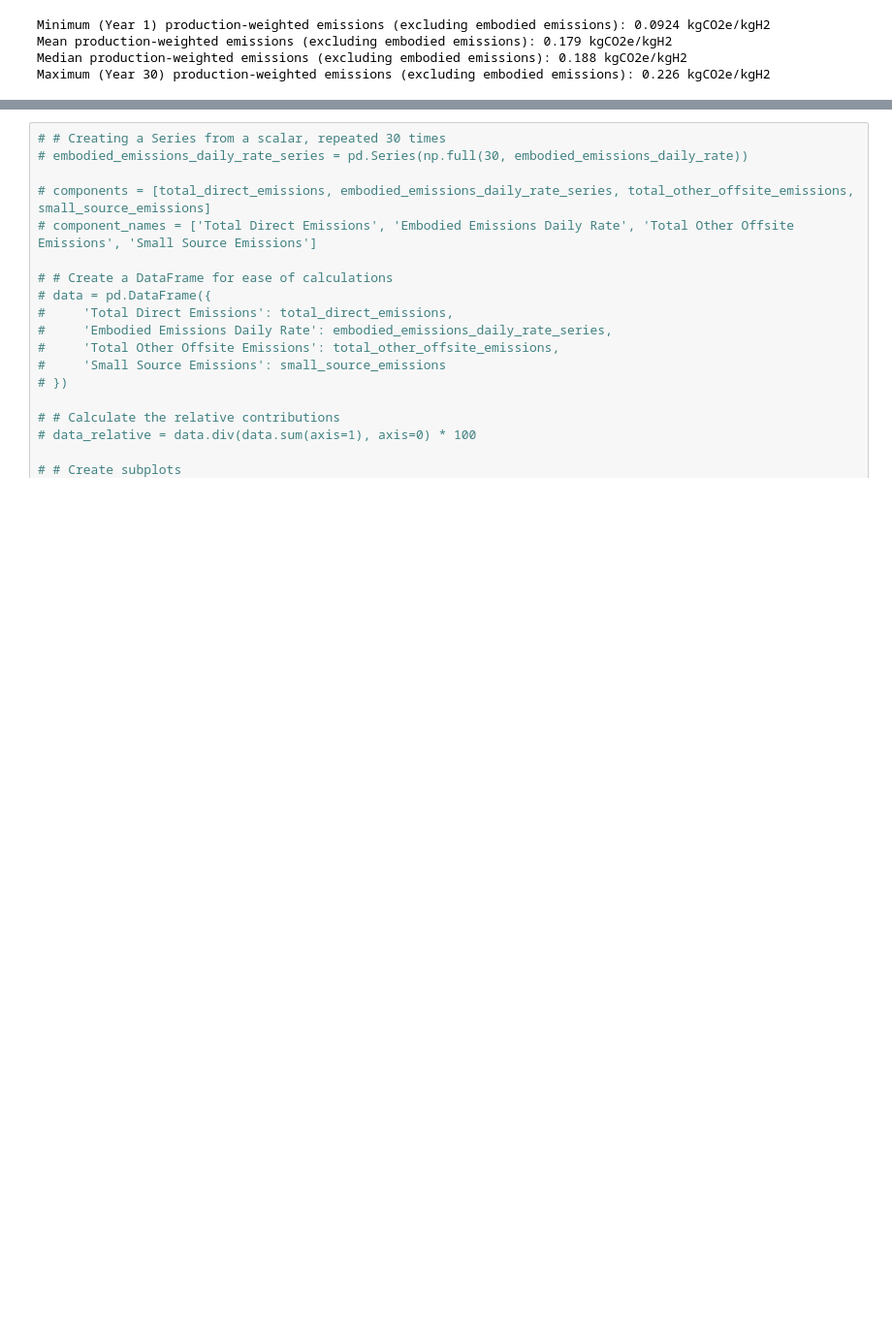
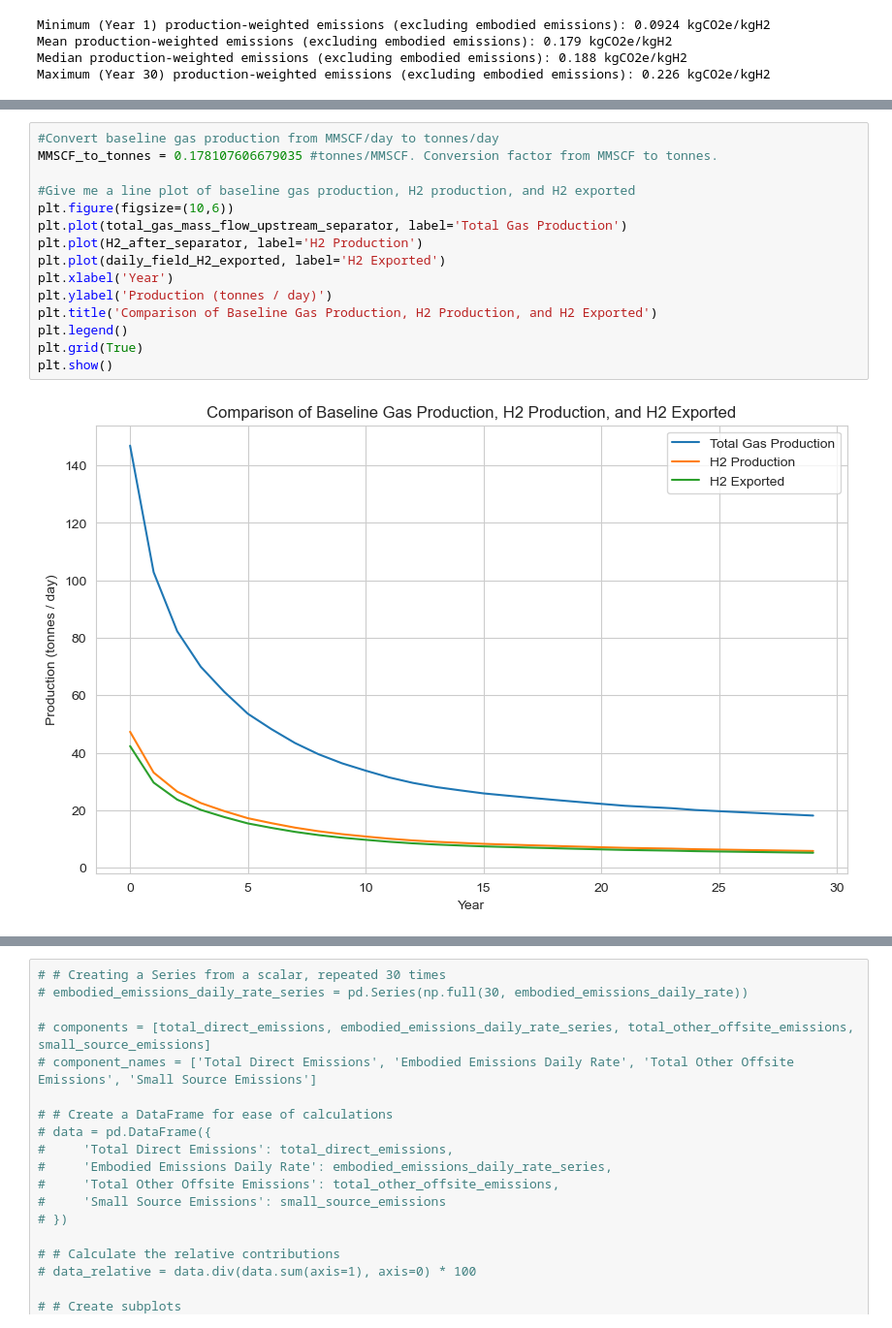
Before and after one commit to tblackfd/Geologic-Hydrogen-LCA-TEA, a Jupyter notebook: BrandtModelReplication_v0_1.ipynb, the cells around one changed output, grey strips where cells are left out. Shown at 97% size. Saved outputs shown, nothing was run; the diff lists cells and outputs as text; blank space fills up the shorter version.

```diff
--- a/BrandtModelReplication_v0_1.ipynb
+++ b/BrandtModelReplication_v0_1.ipynb
@@ -1695,0 +1723,17 @@ Maximum (Year 30) production-weighted emissions (excluding embodied emissions):
+# %%
+#Convert baseline gas production from MMSCF/day to tonnes/day
+MMSCF_to_tonnes = 0.178107606679035 #tonnes/MMSCF. Conversion factor from MMSCF to tonnes.
+
+#Give me a line plot of baseline gas production, H2 production, and H2 exported
+plt.figure(figsize=(10,6))
+plt.plot(total_gas_mass_flow_upstream_separator, label='Total Gas Production')
+plt.plot(H2_after_separator, label='H2 Production')
+plt.plot(daily_field_H2_exported, label='H2 Exported')
+plt.xlabel('Year')
+plt.ylabel('Production (tonnes / day)')
+plt.title('Comparison of Baseline Gas Production, H2 Production, and H2 Exported')
+plt.legend()
+plt.grid(True)
+plt.show()
+# %% [output]
+[figure, added]
```
Also changed, not shown: parts of 7 cells of this notebook.
